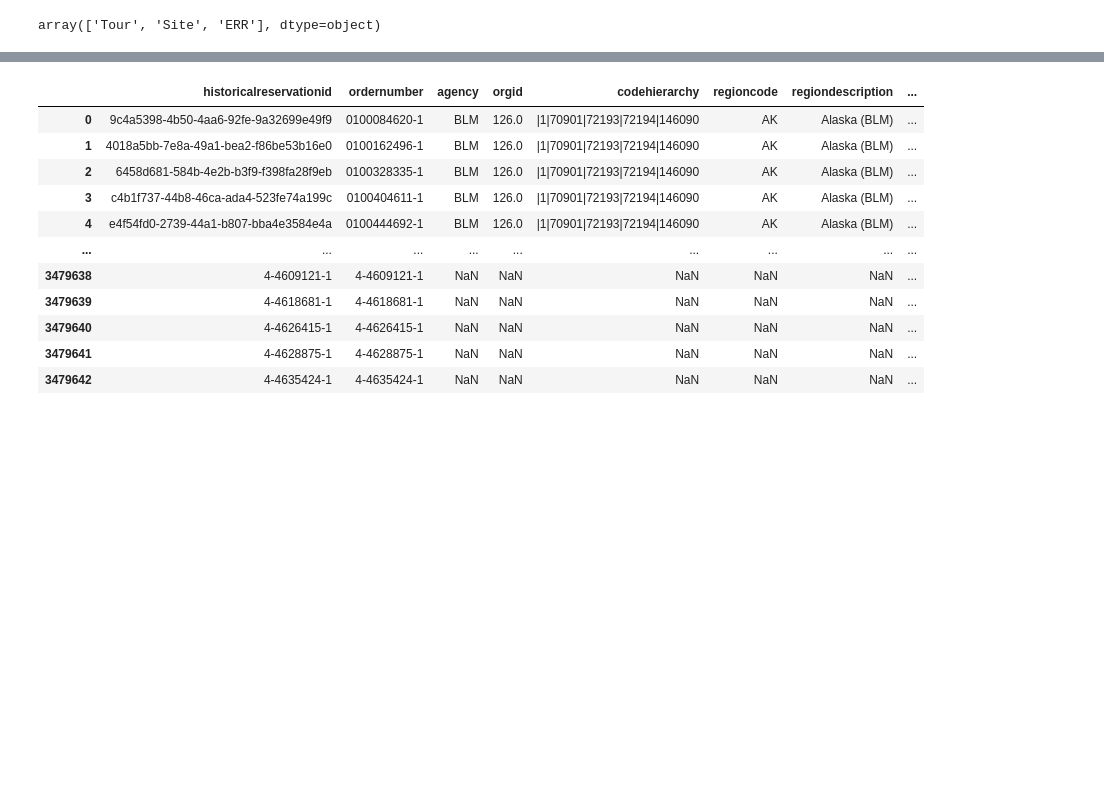
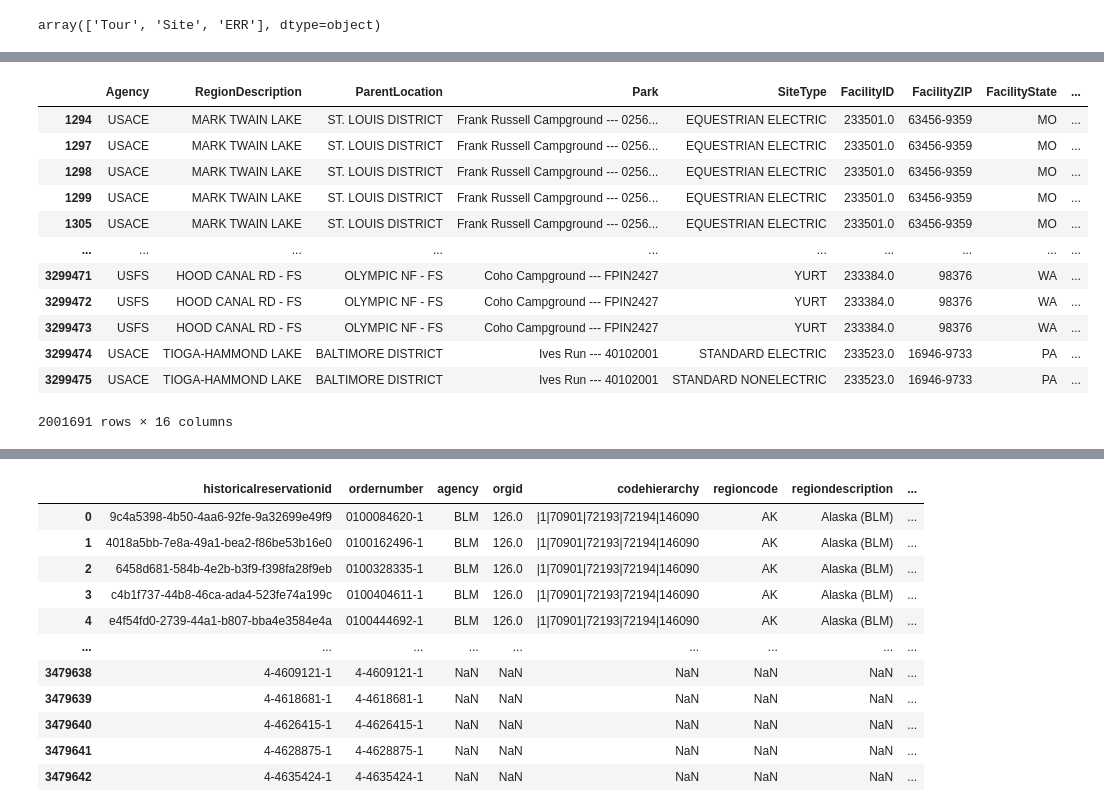
Before and after one commit to newbeadwork/Campground_Analysis_with_Machine_Learning, a Jupyter notebook: Analysis/Data_Cleaning/Reservations2016-2020_precleaning.ipynb, the cells around one changed output, grey strips where cells are left out. Cells and saved outputs as stored; diff of their text form; code cells hidden in the pictures; blank space fills up the shorter version.

```diff
--- a/Analysis/Data_Cleaning/Reservations2016-2020_precleaning.ipynb
+++ b/Analysis/Data_Cleaning/Reservations2016-2020_precleaning.ipynb
@@ -262,10 +314,10 @@ data2018_clean
 # %%
 data2018_clean = data2018_clean.drop(columns=['HistoricalReservationID',
-       'CodeHierarchy', 'UseType', 'EntityType', 'EntityID', 'FacilityLongitude',
-        'FacilityLatitude', 'UseFee', 'TranFee',
-       'AttrFee', 'Tent', 'Popup', 'Trailer',
+       'OrderNumber', 'OrgID', 'CodeHierarchy', 'RegionCode', 'ParentLocationID',
+       'LegacyFacilityID', 'UseType', 'ProductID', 'EntityType', 'EntityID',
+       'FacilityLongitude', 'FacilityLatitude', 'Tax', 'UseFee', 'TranFee',
+       'AttrFee', 'TotalPaid', 'Tent', 'Popup', 'Trailer',
        'RVMotorhome', 'Boat', 'HorseTrailer', 'Car', 'FifthWheel', 'Van',
        'CanoeKayak', 'BoatTrailer', 'Motorcycle', 'Truck', 'Bus', 'Bicycle',
        'Snowmobile', 'OffRoadlAllTerrainVehicle', 'PowerBoat', 'PickupCamper',
        'LargeTentOver9x12', 'SmallTent', 'Marinaboat', 'LatLongPoint'])
-data2018_clean
@@ -285,0 +344,4 @@ data2018_clean
+# %%
+data2018_clean["StartDate"] = pd.to_datetime(data2018_clean["StartDate"])
+data2018_clean["EndDate"] = pd.to_datetime(data2018_clean["EndDate"])
+data2018_clean["OrderDate"] = pd.to_datetime(data2018_clean["OrderDate"]).apply(lambda x: x.date())
@@ -285,0 +368,18 @@ data2018_clean
+# %%
+data2018_clean = data2018_clean.loc[(data2018_clean["StartDate"] >= "2018-05-01")
+                                    & (data2018_clean["EndDate"] <= "2018-09-30")]
+data2018_clean
+# %% [output]
+|  | Agency | RegionDescription | ParentLocation | Park | SiteType | FacilityID | FacilityZIP | FacilityState | ... |
+| 1294 | USACE | MARK TWAIN LAKE | ST. LOUIS DISTRICT | Frank Russell Campground --- 0256... | EQUESTRIAN ELECTRIC | 233501.0 | 63456-9359 | MO | ... |
+| 1297 | USACE | MARK TWAIN LAKE | ST. LOUIS DISTRICT | Frank Russell Campground --- 0256... | EQUESTRIAN ELECTRIC | 233501.0 | 63456-9359 | MO | ... |
+| 1298 | USACE | MARK TWAIN LAKE | ST. LOUIS DISTRICT | Frank Russell Campground --- 0256... | EQUESTRIAN ELECTRIC | 233501.0 | 63456-9359 | MO | ... |
+| 1299 | USACE | MARK TWAIN LAKE | ST. LOUIS DISTRICT | Frank Russell Campground --- 0256... | EQUESTRIAN ELECTRIC | 233501.0 | 63456-9359 | MO | ... |
+| 1305 | USACE | MARK TWAIN LAKE | ST. LOUIS DISTRICT | Frank Russell Campground --- 0256... | EQUESTRIAN ELECTRIC | 233501.0 | 63456-9359 | MO | ... |
+| ... | ... | ... | ... | ... | ... | ... | ... | ... | ... |
+| 3299471 | USFS | HOOD CANAL RD - FS | OLYMPIC NF - FS | Coho Campground --- FPIN2427 | YURT | 233384.0 | 98376 | WA | ... |
+| 3299472 | USFS | HOOD CANAL RD - FS | OLYMPIC NF - FS | Coho Campground --- FPIN2427 | YURT | 233384.0 | 98376 | WA | ... |
+| 3299473 | USFS | HOOD CANAL RD - FS | OLYMPIC NF - FS | Coho Campground --- FPIN2427 | YURT | 233384.0 | 98376 | WA | ... |
+| 3299474 | USACE | TIOGA-HAMMOND LAKE | BALTIMORE DISTRICT | Ives Run --- 40102001 | STANDARD ELECTRIC | 233523.0 | 16946-9733 | PA | ... |
+| 3299475 | USACE | TIOGA-HAMMOND LAKE | BALTIMORE DISTRICT | Ives Run --- 40102001 | STANDARD NONELECTRIC | 233523.0 | 16946-9733 | PA | ... |
+2001691 rows × 16 columns
```
Also changed, not shown: parts of 35 cells of this notebook, 3 other files.
